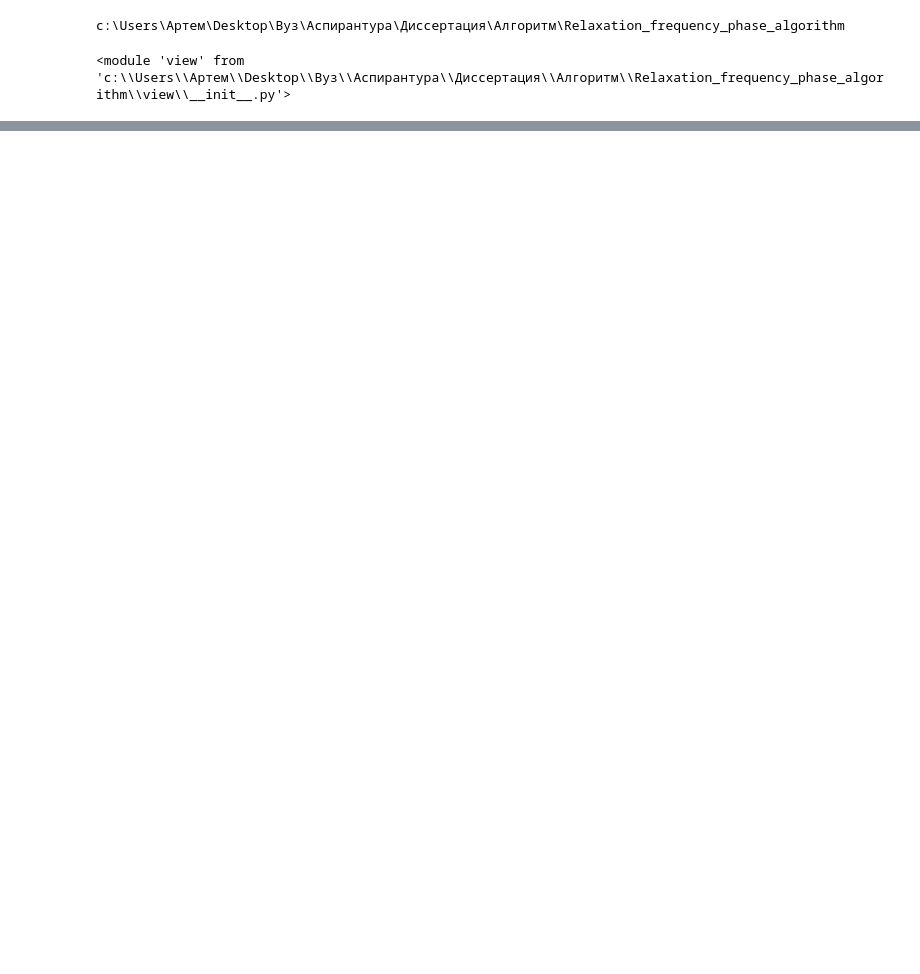
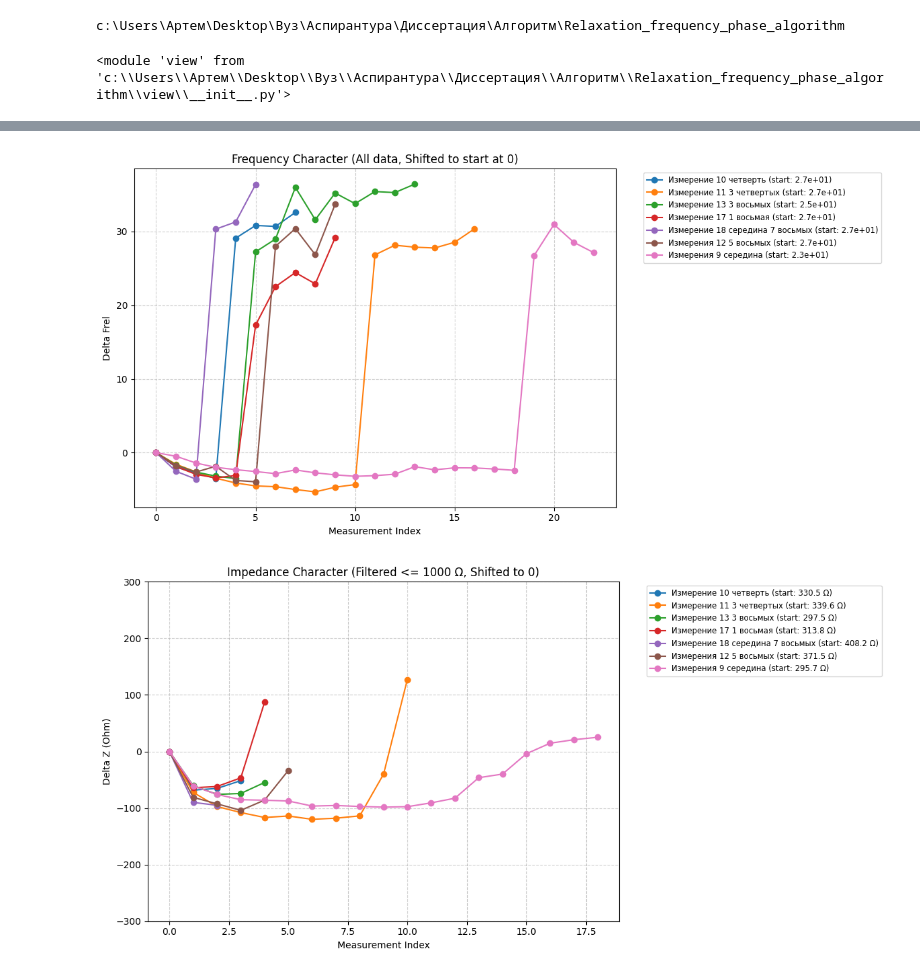
Before and after one commit to Gr-a-f/Relaxation_frequency_phase_algorithm, a Jupyter notebook: notebooks/Phase_methods_analytics/Pair_of_signals_demonstration/real_data_multiple.ipynb, the cells around one changed output, grey strips where cells are left out. Cells and saved outputs as stored; diff of their text form; code cells hidden in the pictures; blank space fills up the shorter version.

Commit message:
change: real_data_multiple now plots phase and impedance from all files on shared graphs

```diff
--- a/notebooks/Phase_methods_analytics/Pair_of_signals_demonstration/real_data_multiple.ipynb
+++ b/notebooks/Phase_methods_analytics/Pair_of_signals_demonstration/real_data_multiple.ipynb
@@ -142,0 +168,71 @@ RTB2004_CHAN1(9).CSV → phase = 34.206771192155465
+# %%
+import numpy as np
+import matplotlib.pyplot as plt
+
+# Параметры фильтрации
+Z_THRESHOLD = 1000
+
+# ---------- Частота релаксации (ВСЕ данные, сдвиг к 0) ----------
+plt.figure(figsize=(12, 6))
+
+for folder, f_values in all_frel.items():
+    f_array = np.array(f_values)
+
+    if len(f_array) > 0:
+        # Берем самое первое значение для сдвига (без фильтрации)
+        f_start = f_array[0]
+        f_shifted = f_array - f_start
+
+        plt.plot(
+            f_shifted,
+            marker='o',
+            label=f"{folder} (start: {f_start:.1e})"
+        )
+
+plt.title("Frequency Character (All data, Shifted to start at 0)")
+plt.xlabel("Measurement Index")
+plt.ylabel("Delta Frel")
+
+# ВАЖНО: На ваших данных есть огромные выбросы (минус 1.5 миллиона).
+# Чтобы увидеть "характер" основной массы кривых, раскомментируйте строку ниже:
+# plt.ylim(-5e5, 5e5)
+
+plt.grid(True, linestyle='--', alpha=0.6)
+plt.legend(bbox_to_anchor=(1.05, 1), loc='upper left', fontsize='small')
+plt.tight_layout()
+plt.show()
+
+
+# ---------- Импеданс (Фильтр <= 1000, сдвиг к 0) ----------
+plt.figure(figsize=(12, 6))
+
+for folder, z_values in all_impedance.items():
+    # Применяем фильтр только для импеданса
+    z_filtered = np.array([z if z <= Z_THRESHOLD else np.nan for z in z_values])
+
+    # Находим первую валидную точку для сдвига
+    valid_indices = np.where(~np.isnan(z_filtered))[0]
+    if len(valid_indices) > 0:
+        z_start = z_filtered[valid_indices[0]]
+        z_shifted = z_filtered - z_start
+
+        plt.plot(
+            z_shifted,
+            marker='o',
+            label=f"{folder} (start: {z_start:.1f} Ω)"
+        )
+
+plt.title(f"Impedance Character (Filtered <= {Z_THRESHOLD} Ω, Shifted to 0)")
+plt.xlabel("Measurement Index")
+plt.ylabel("Delta Z (Ohm)")
+
+# Ограничиваем масштаб, чтобы видеть форму кривых
+plt.ylim(-300, 300)
+
+plt.grid(True, linestyle='--', alpha=0.6)
+plt.legend(bbox_to_anchor=(1.05, 1), loc='upper left', fontsize='small')
+plt.tight_layout()
+plt.show()
+# %% [output]
+[figure, added]
+[figure, added]
```
Also changed, not shown: parts of 3 cells of this notebook.
